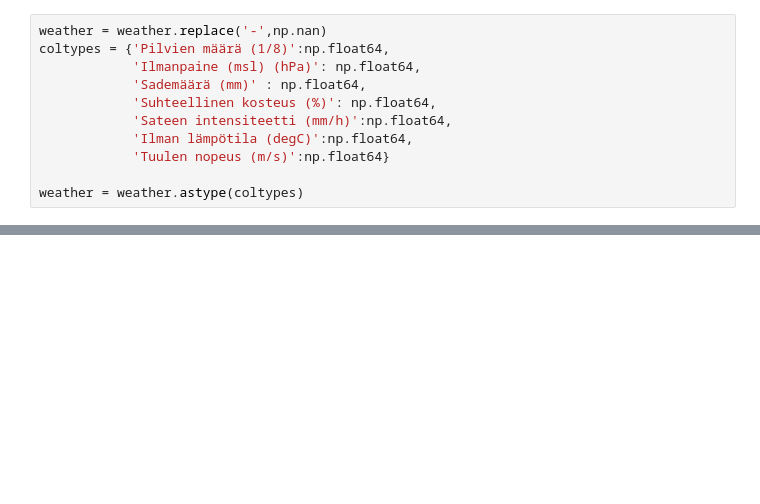
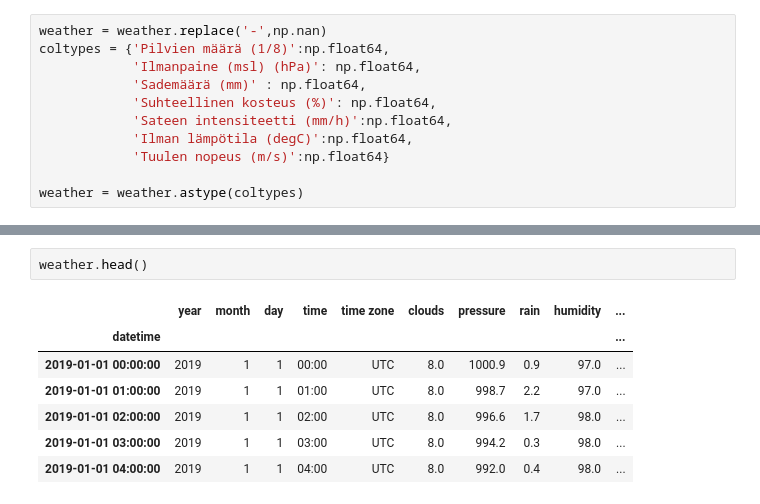
Before and after one commit to IDS-mini/electricity, a Jupyter notebook: data/weather_eda.ipynb, the cells around one changed output, grey strips where cells are left out. Cells and saved outputs as stored; diff of their text form; blank space fills up the shorter version.

```diff
--- a/data/weather_eda.ipynb
+++ b/data/weather_eda.ipynb
@@ -39,3 +50,13 @@ weather = weather.astype(coltypes)
+# %%
+weather.head()
+# %% [output]
+|  | year | month | day | time | time zone | clouds | pressure | rain | humidity | ... |
+| datetime |  |  |  |  |  |  |  |  |  | ... |
+| 2019-01-01 00:00:00 | 2019 | 1 | 1 | 00:00 | UTC | 8.0 | 1000.9 | 0.9 | 97.0 | ... |
+| 2019-01-01 01:00:00 | 2019 | 1 | 1 | 01:00 | UTC | 8.0 | 998.7 | 2.2 | 97.0 | ... |
+| 2019-01-01 02:00:00 | 2019 | 1 | 1 | 02:00 | UTC | 8.0 | 996.6 | 1.7 | 98.0 | ... |
+| 2019-01-01 03:00:00 | 2019 | 1 | 1 | 03:00 | UTC | 8.0 | 994.2 | 0.3 | 98.0 | ... |
+| 2019-01-01 04:00:00 | 2019 | 1 | 1 | 04:00 | UTC | 8.0 | 992.0 | 0.4 | 98.0 | ... |
 # %%
 weather.dtypes
 # %% [output]
```
Also changed, not shown: parts of 4 cells of this notebook.
